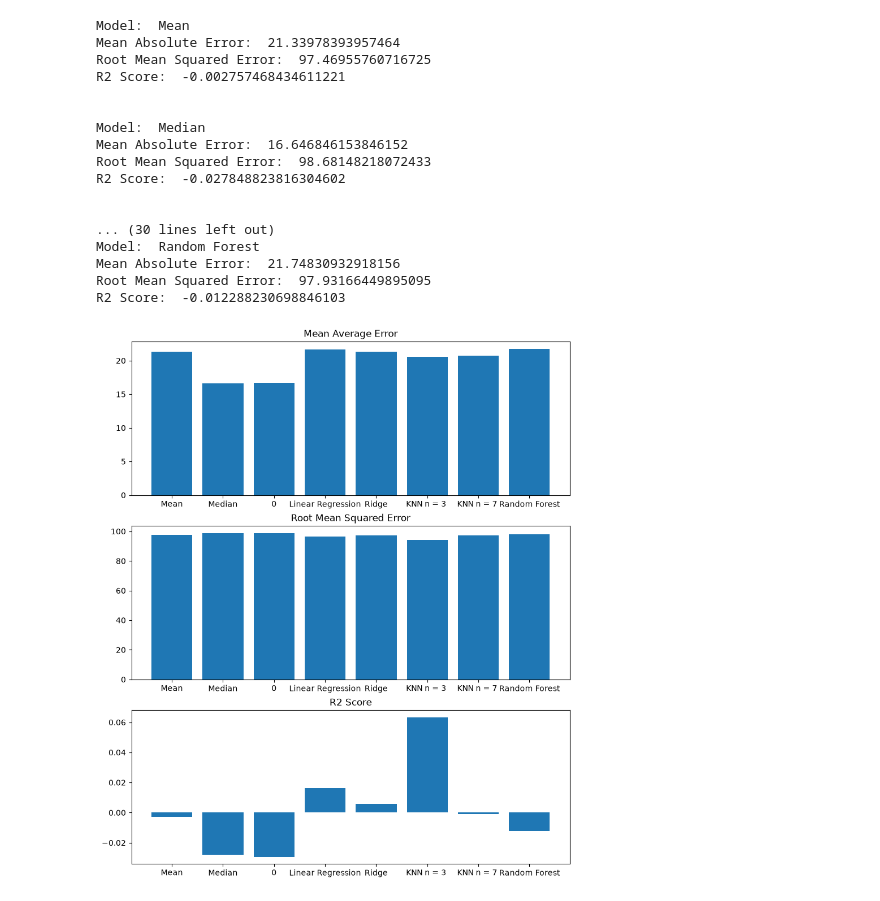
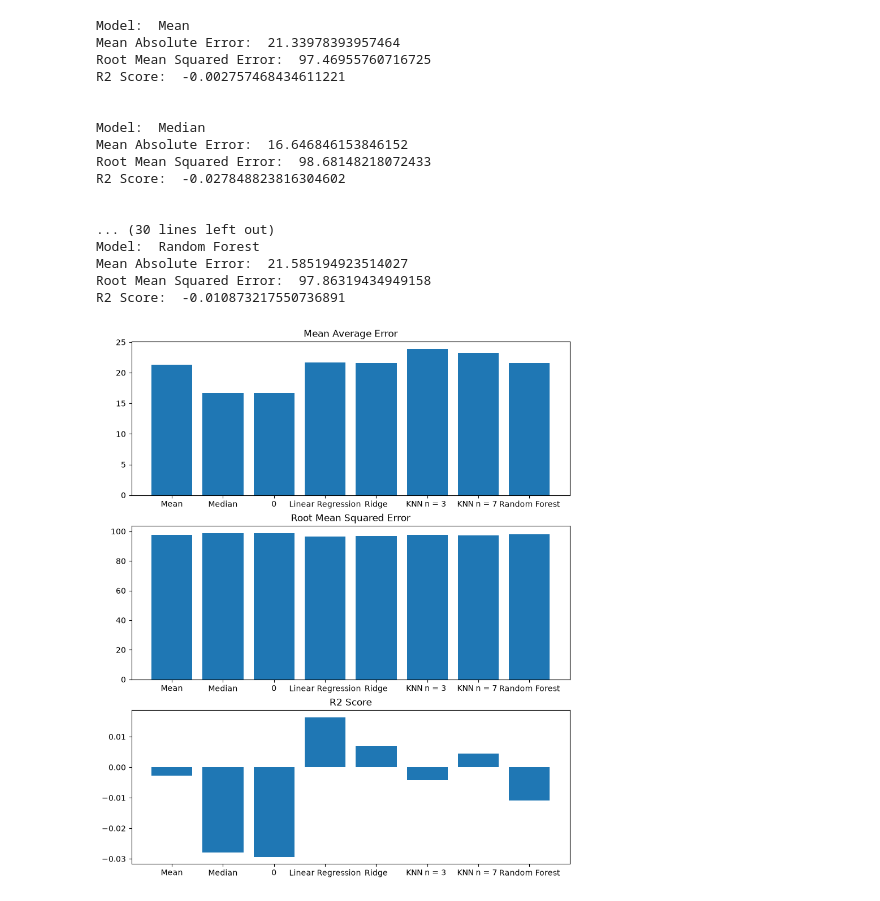
Before and after one commit to Jakub-Chabowski/Machine-Learning-Portfolio, a Jupyter notebook: Notebooks/Preprocessing & Baseline.ipynb, the cells around one changed output. Drawn from its saved outputs; the diff is of its cells as text; code cells hidden in the pictures.

```diff
--- a/Notebooks/Preprocessing & Baseline.ipynb
+++ b/Notebooks/Preprocessing & Baseline.ipynb
@@ -28,8 +28,7 @@ categorical_pipe = make_pipeline(
     OneHotEncoder(handle_unknown="ignore")
 )
 numerical_pipe = make_pipeline(
-    SimpleImputer(strategy="median"),
-    RobustScaler()
+    SimpleImputer(strategy="median")
 )
 
 preprocessing = ColumnTransformer(
@@ -59,9 +58,9 @@ models = {
 #    "Gamma Regressor": GammaRegressor() Doesn't work due to the 0s, normalisation fixes?
 }
 
-resultsMAE = {}
-resultsRMSE = {}
-resultsR2 = {}
+resultsMAE =[]
+resultsRMSE = []
+resultsR2 = []
 # Run all of the models and print out their results
 for name, model in models.items():
     model = make_pipeline(preprocessing, model)
@@ -71,40 +70,40 @@ for name, model in models.items():
     mae = mean_absolute_error(y_test, pred)
     rmse = root_mean_squared_error(y_test, pred)
     r2 = r2_score(y_test, pred)
 
-    resultsMAE.update({name:mae})
-    resultsRMSE.update({name:rmse})
-    resultsR2.update({name:r2})
+    resultsMAE.append(mae)
+    resultsRMSE.append(rmse)
+    resultsR2.append(r2)
 
     print("Model: ", name ,"\nMean Absolute Error: ", mae, "\nRoot Mean Squared Error: ", rmse,"\nR2 Score: ", r2 ,"\n\n")
 
 plt.figure(figsize={10,12})
-plt.subplot(311, title="Mean Average Error").bar(range(len(resultsMAE)),list(resultsMAE.values()))
+plt.subplot(311, title="Mean Average Error").bar(range(len(resultsMAE)),resultsMAE)
 plt.xticks(range(len(models.keys())),models.keys())
 
-plt.subplot(312, title="Root Mean Squared Error").bar(range(len(resultsRMSE)),list(resultsRMSE.values()))
+plt.subplot(312, title="Root Mean Squared Error").bar(range(len(resultsRMSE)),resultsRMSE)
 plt.xticks(range(len(models.keys())),models.keys())
 
-plt.subplot(313, title="R2 Score").bar(range(len(resultsR2)),list(resultsR2.values()))
+plt.subplot(313, title="R2 Score").bar(range(len(resultsR2)),resultsR2)
 plt.xticks(range(len(models.keys())),models.keys())
 
 plt.show()
 # %% [output]
 Model:  Mean
 Mean Absolute Error:  21.33978393957464
 Root Mean Squared Error:  97.46955760716725
 R2 Score:  -0.002757468434611221
 
 
 Model:  Median
 Mean Absolute Error:  16.646846153846152
 Root Mean Squared Error:  98.68148218072433
 R2 Score:  -0.027848823816304602
 
 
 ... (30 lines left out)
 Model:  Random Forest
-Mean Absolute Error:  21.74830932918156
-Root Mean Squared Error:  97.93166449895095
-R2 Score:  -0.012288230698846103
+Mean Absolute Error:  21.585194923514027
+Root Mean Squared Error:  97.86319434949158
+R2 Score:  -0.010873217550736891
-[figure, old version]
+[figure, new version]
```
